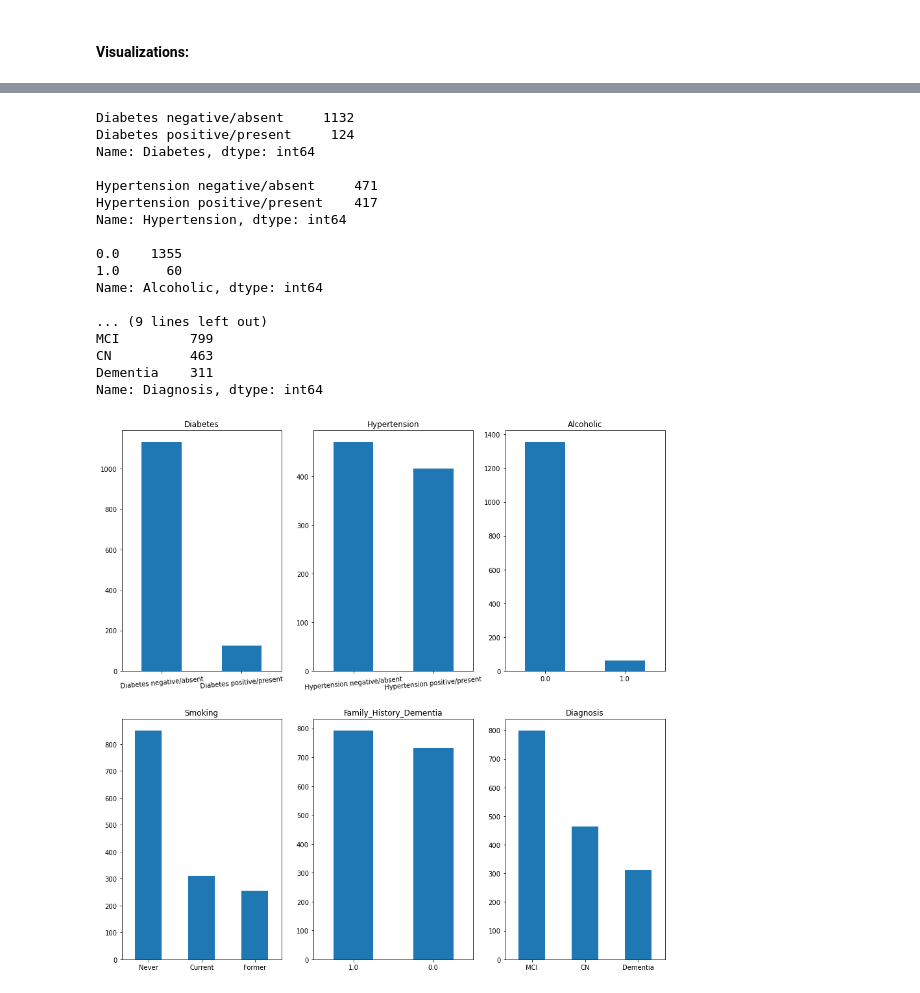
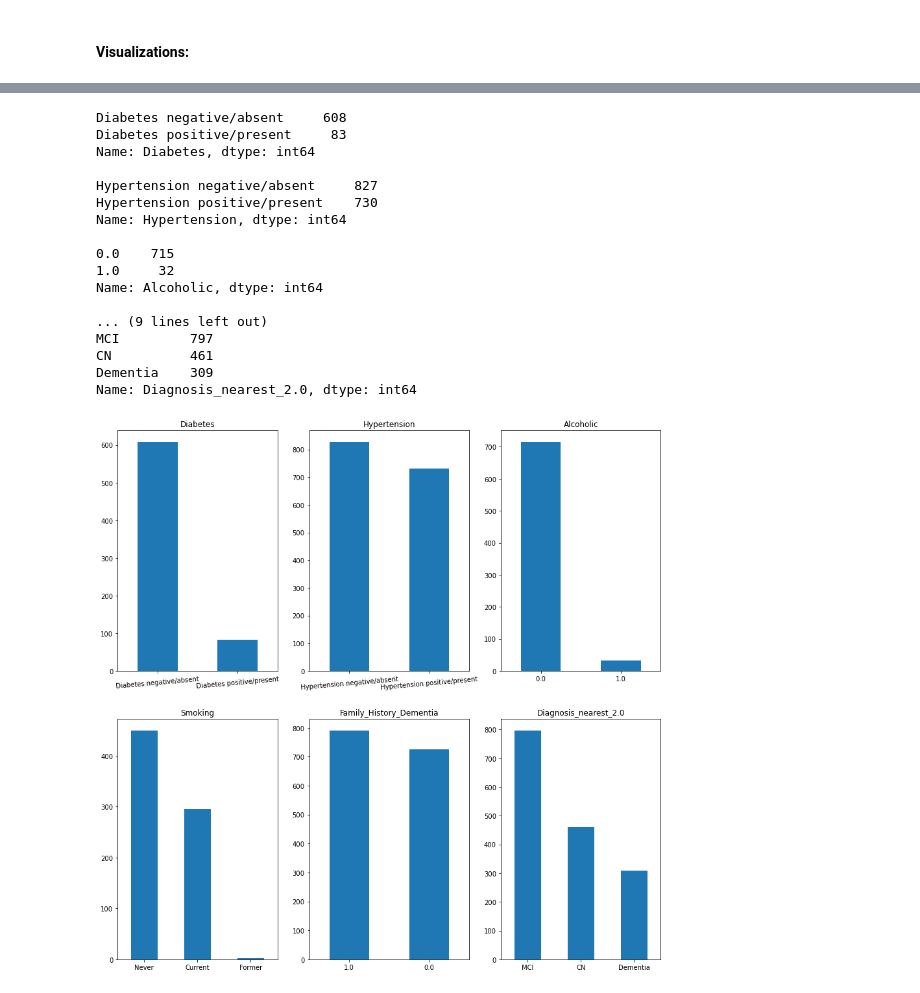
Before and after one commit to georgeaidinis/Dissertation, a Jupyter notebook: DeepCCA Model/ADNI Dataset.ipynb, the cells around one changed output, grey strips where cells are left out. Saved outputs shown, nothing was run; the diff lists cells and outputs as text; code cells hidden in the pictures.

```diff
--- a/DeepCCA Model/ADNI Dataset.ipynb
+++ b/DeepCCA Model/ADNI Dataset.ipynb
@@ -41,7 +43,8 @@ columns_of_interest = ['PTID',
                        'Systole',
                        'Smoking',
                        'BMI',
-                       'Diagnosis']
+                       'Diagnosis_nearest_2.0',
+                       'DLICV_baseline']
 c = list(data.columns)
 MRI_columns = c[c.index("MUSE_Volume_4"):c.index("MUSE_Volume_207")+1]
 
@@ -65,7 +68,10 @@ data_of_interest.head(10)
 # %% [markdown]
 #### Find the unique participants:
 # %%
-unique = data_of_interest.drop_duplicates(subset='PTID')
+data_of_interest.dropna(subset=['MUSE_Volume_4', 'DLICV_baseline','Diagnosis_nearest_2.0'], inplace=True)
+data_of_interest.sort_values(by=['PTID', 'Age'])
+unique = data_of_interest.drop_duplicates(subset=['PTID'], keep='first')
+
 print(unique.shape)
 unique.head(10)
 # %% [output]
@@ -130,36 +140,36 @@ Name: APOE4_Alleles, dtype: int64
 # %%
 print(unique['Diabetes'].value_counts()); print()
 print(unique['Hypertension'].value_counts()); print()
 print(unique['Alcoholic'].value_counts()); print()
 print(unique['Smoking'].value_counts()); print()
 print(unique['Family_History_Dementia'].value_counts()); print()
-print(unique['Diagnosis'].value_counts()); print()
+print(unique['Diagnosis_nearest_2.0'].value_counts()); print()
 
 
 fig, axes = plt.subplots(nrows=2,ncols=3,figsize=(15,15));
 unique.Diabetes.value_counts().plot(kind='bar', ax = axes[0,0], subplots=True, rot=5);
 unique.Hypertension.value_counts().plot(kind='bar', ax = axes[0,1], subplots=True, rot=5);
 unique.Alcoholic.value_counts().plot(kind='bar', ax = axes[0,2], subplots=True, rot=0);
 unique.Smoking.value_counts().plot(kind='bar', ax = axes[1,0], subplots=True, rot=0);
 unique.Family_History_Dementia.value_counts().plot(kind='bar', ax = axes[1,1], subplots=True, rot=0);
-unique.Diagnosis.value_counts().plot(kind='bar', ax = axes[1,2], subplots=True, rot=0);
+unique['Diagnosis_nearest_2.0'].value_counts().plot(kind='bar', ax = axes[1,2], subplots=True, rot=0);
 # %% [output]
-Diabetes negative/absent     1132
-Diabetes positive/present     124
+Diabetes negative/absent     608
+Diabetes positive/present     83
 Name: Diabetes, dtype: int64
 
-Hypertension negative/absent     471
-Hypertension positive/present    417
+Hypertension negative/absent     827
+Hypertension positive/present    730
 Name: Hypertension, dtype: int64
 
-0.0    1355
-1.0      60
+0.0    715
+1.0     32
 Name: Alcoholic, dtype: int64
 
 ... (9 lines left out)
-MCI         799
-CN          463
-Dementia    311
-Name: Diagnosis, dtype: int64
+MCI         797
+CN          461
+Dementia    309
+Name: Diagnosis_nearest_2.0, dtype: int64
-[figure, old version]
+[figure, new version]
 # %%
```
Also changed, not shown: parts of 14 cells of this notebook, 3 other files.
